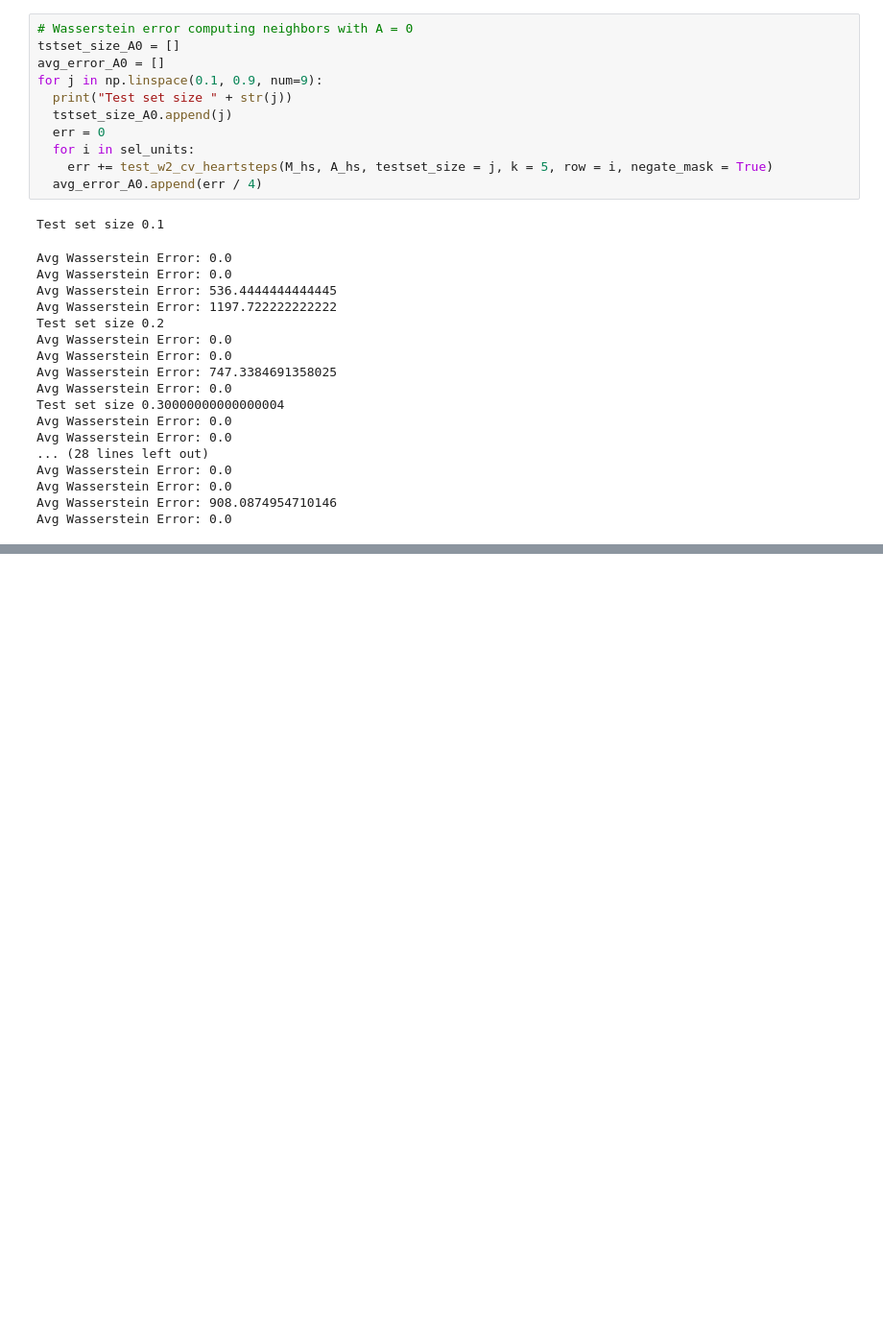
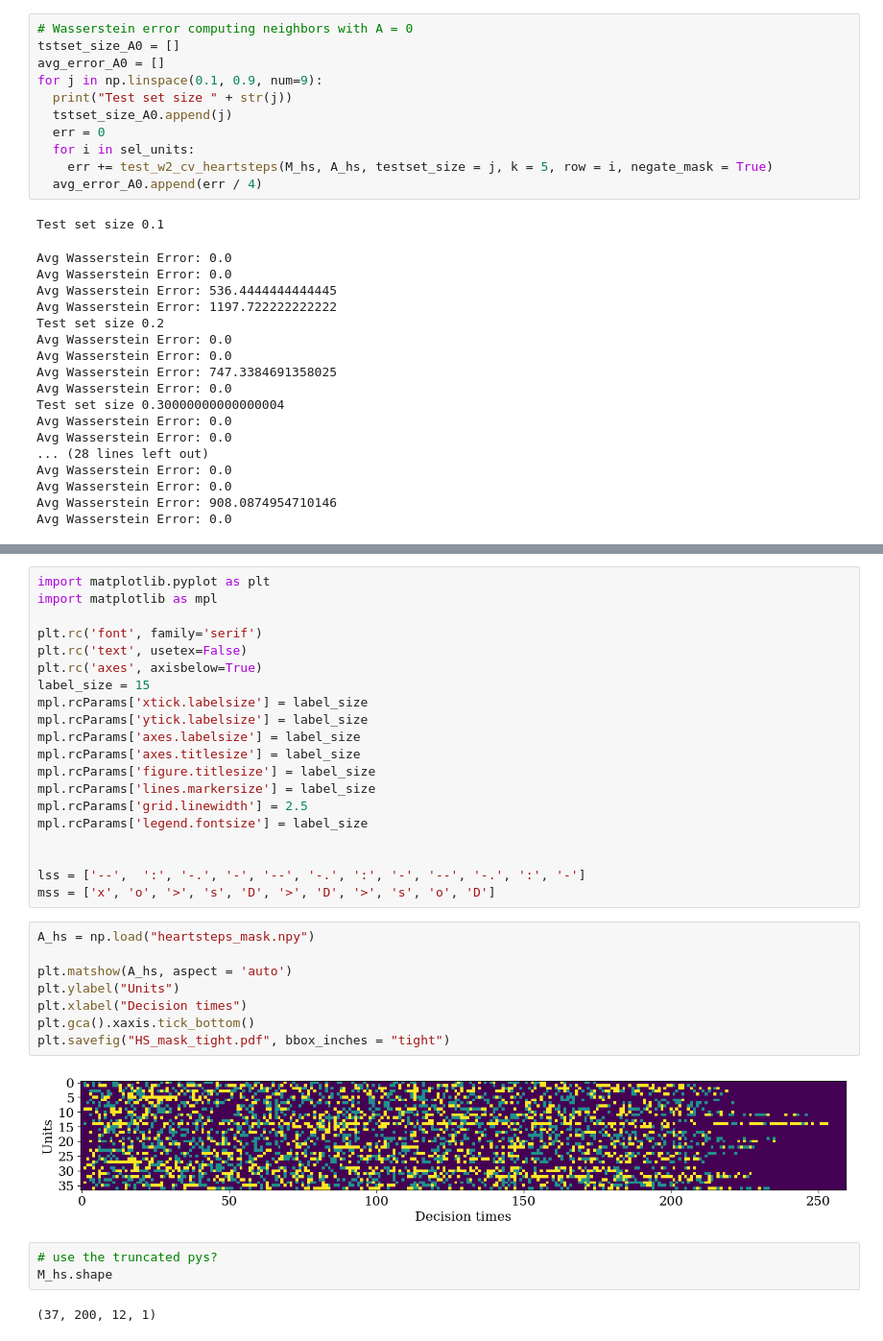
Before and after one commit to calebchin/Heartsteps-DNN, a Jupyter notebook: distributionalnn_heartsteps.ipynb, the cells around one changed output, grey strips where cells are left out. Shown at 96% size. Drawn from its saved outputs; the diff is of its cells as text; blank space fills up the shorter version.

```diff
--- a/distributionalnn_heartsteps.ipynb
+++ b/distributionalnn_heartsteps.ipynb
@@ -2781,0 +2823,35 @@ Avg Wasserstein Error: 0.0
+# %%
+import matplotlib.pyplot as plt
+import matplotlib as mpl
+
+plt.rc('font', family='serif')
+plt.rc('text', usetex=False)
+plt.rc('axes', axisbelow=True)
+label_size = 15
+mpl.rcParams['xtick.labelsize'] = label_size
+mpl.rcParams['ytick.labelsize'] = label_size
+mpl.rcParams['axes.labelsize'] = label_size
+mpl.rcParams['axes.titlesize'] = label_size
+mpl.rcParams['figure.titlesize'] = label_size
+mpl.rcParams['lines.markersize'] = label_size
+mpl.rcParams['grid.linewidth'] = 2.5
+mpl.rcParams['legend.fontsize'] = label_size
+
+
+lss = ['--',  ':', '-.', '-', '--', '-.', ':', '-', '--', '-.', ':', '-']
+mss = ['x', 'o', '>', 's', 'D', '>', 'D', '>', 's', 'o', 'D']
+# %%
+A_hs = np.load("heartsteps_mask.npy")
+
+plt.matshow(A_hs, aspect = 'auto')
+plt.ylabel("Units")
+plt.xlabel("Decision times")
+plt.gca().xaxis.tick_bottom()
+plt.savefig("HS_mask_tight.pdf", bbox_inches = "tight")
+# %% [output]
+[figure, added]
+# %%
+# use the truncated pys?
+M_hs.shape
+# %% [output]
+(37, 200, 12, 1)
```
Also changed, not shown: parts of 35 cells of this notebook, 4 other files.
